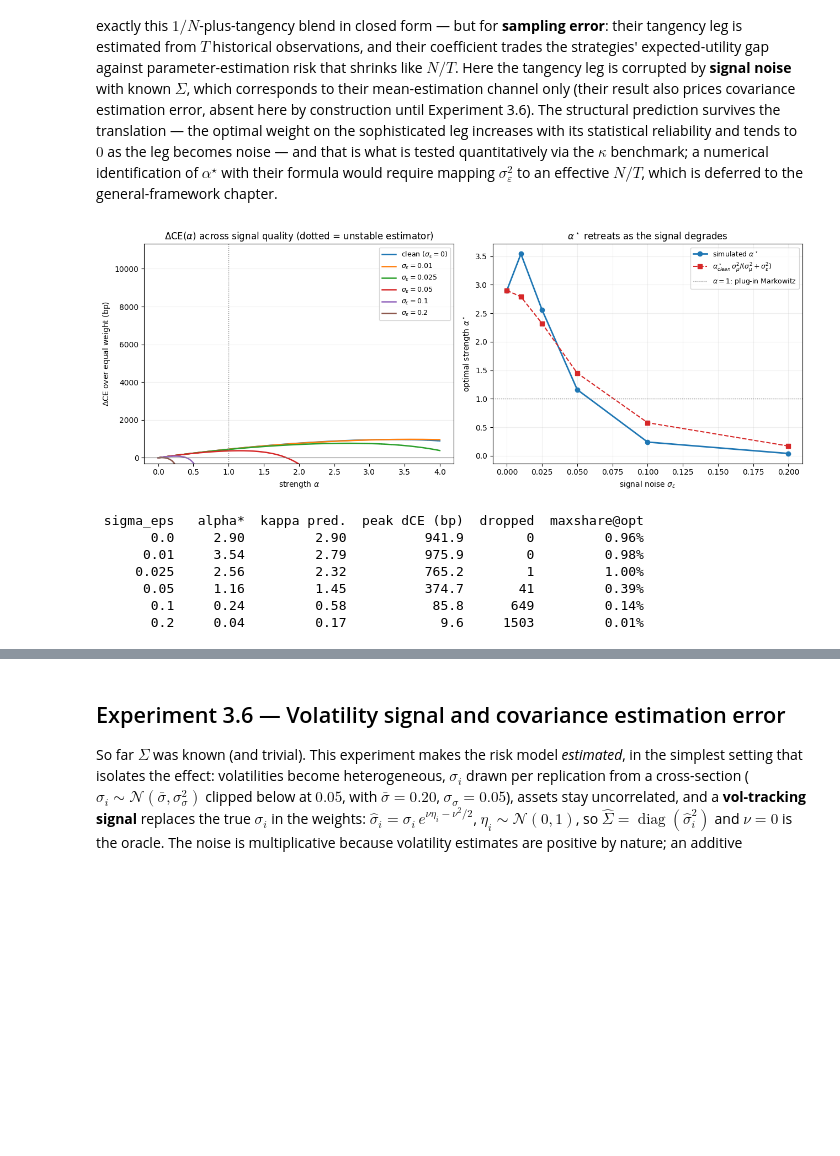
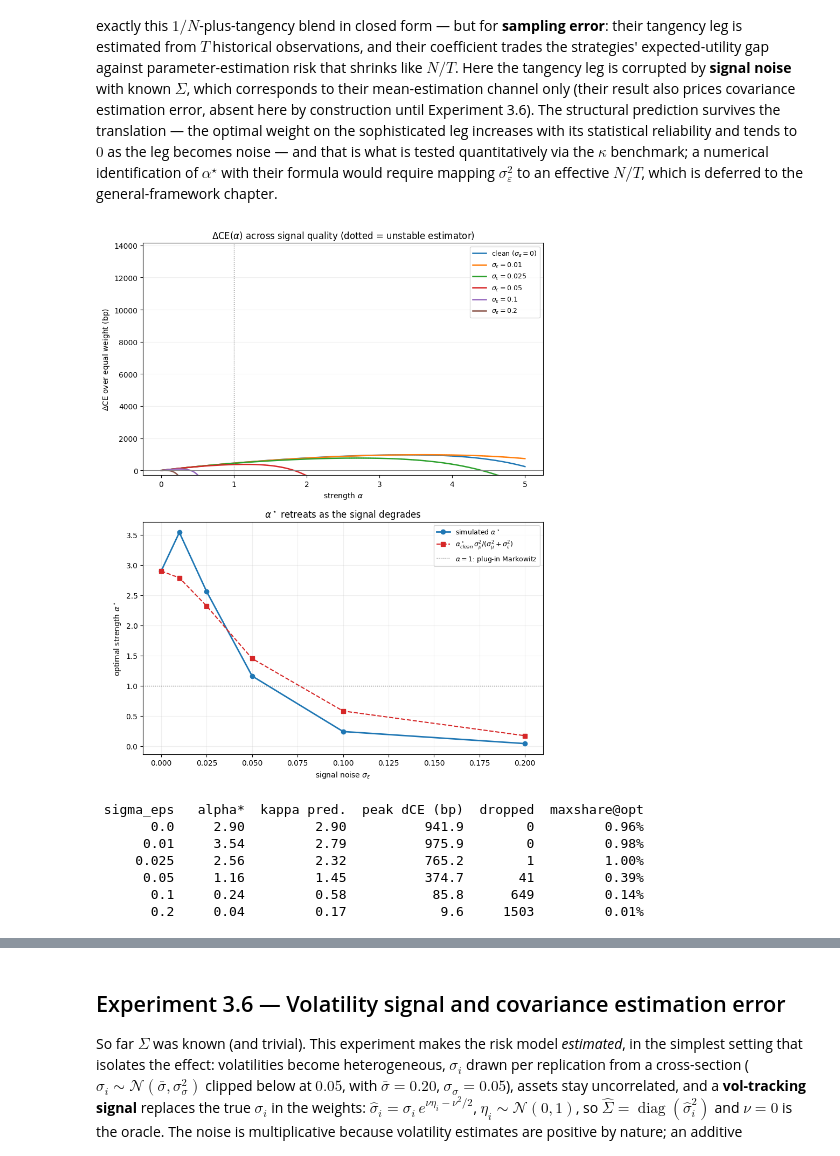
Before and after one commit to buffettlaw/COMP0077_Signal_Strength_in_Portfolio_Construction, a Jupyter notebook: combination_simulation.ipynb, the cells around one changed output, grey strips where cells are left out. Cells and saved outputs as stored; diff of their text form; code cells hidden in the pictures; blank space fills up the shorter version.

```diff
--- a/combination_simulation.ipynb
+++ b/combination_simulation.ipynb
@@ -49,7 +49,7 @@ gamma    = 5.0       # CARA absolute risk aversion
 n_sims   = 30_000    # Monte-Carlo replications
 
 alpha_grid     = np.linspace(0.0, 2.0, 201)   # strength grid; alpha = 1 is plug-in Markowitz
-alpha_grid_ext = np.linspace(0.0, 4.0, 201)   # extended grid for near-clean signals (Exp 3.5)
+alpha_grid_ext = np.linspace(0.0, 5.0, 251)   # extended grid for near-clean signals (Exp 3.5)
 beta_grid      = np.linspace(0.0, 120.0, 121) # softmax grid of Experiments 3.1-3.3, for head-to-heads
 
 msh_max = 0.01       # stability threshold: max single-draw share of EU
@@ -305,6 +305,10 @@ Unlike the softmax case, however, the linear map gives noise a second channel: $
 
 **The Tu–Zhou benchmark, and its limits.** Tu & Zhou (2011) derive the optimal combination coefficient for exactly this $1/N$-plus-tangency blend in closed form — but for **sampling error**: their tangency leg is estimated from $T$ historical observations, and their coefficient trades the strategies' expected-utility gap against parameter-estimation risk that shrinks like $N/T$. Here the tangency leg is corrupted by **signal noise** with known $\Sigma$, which corresponds to their mean-estimation channel only (their result also prices covariance estimation error, absent here by construction until Experiment 3.6). The structural prediction survives the translation — the optimal weight on the sophisticated leg increases with its statistical reliability and tends to $0$ as the leg becomes noise — and that is what is tested quantitatively via the $\kappa$ benchmark; a numerical identification of $\alpha^\star$ with their formula would require mapping $\sigma_\varepsilon^2$ to an effective $N/T$, which is deferred to the general-framework chapter.
 # %%
+# ---- sweep alpha at each signal-noise level ----
+# The noise ladder runs from the clean signal to one dominated by noise. The mask is
+# rebuilt at each level because it depends on the signal, so the dropped count climbs
+# with sigma_eps; comparisons are paired within a sweep, not across levels.
 sigma_eps_levels = [0.0, 0.01, 0.025, 0.05, 0.10, 0.20]
 results35 = {}
 for se in sigma_eps_levels:
@@ -313,13 +317,15 @@ for se in sigma_eps_levels:
     CE_l, MSH_l, _, _ = ce_sweep(s_l[mask_l], alpha_grid_ext, R[mask_l])
     results35[se] = (CE_l, MSH_l, int((~mask_l).sum()))
 
-fig, axes = plt.subplots(1, 2, figsize=(13, 5))
+# ---- top panel: the DeltaCE curves themselves; bottom panel: where their optima sit ----
+fig, axes = plt.subplots(2, 1, figsize=(8.5, 10.5))
 ax = axes[0]
 for se in sigma_eps_levels:
     CE_l, MSH_l, _ = results35[se]
     label = 'clean ($\\sigma_\\varepsilon=0$)' if se == 0 else fr'$\sigma_\varepsilon={se}$'
     dce = 1e4 * (CE_l - CE_l[0])
     ln, = ax.plot(alpha_grid_ext, dce, lw=1.8, label=label)
+    # solid where the CARA average is trustworthy, dotted where one draw dominates it
     bad = MSH_l >= msh_max
     if bad.any():   # dotted where the estimator is unstable
         dce_bad = np.where(bad, dce, np.nan)
@@ -328,34 +334,38 @@ ax.axhline(0, color='grey', lw=0.8)
 ax.axvline(1.0, color='grey', ls=':', lw=1)
 ax.set_xlabel(r'strength $\alpha$')
 ax.set_ylabel(r'$\Delta$CE over equal weight (bp)')
 ax.set_title(r'$\Delta$CE$(\alpha)$ across signal quality (dotted = unstable estimator)')
 ax.set_ylim(-300, None)
 ax.grid(axis='y', alpha=0.2)
 ax.legend(fontsize=9)
 
+# ---- optimal strength against the Bayesian shrinkage benchmark ----
+# kappa = sigma_mu^2 / (sigma_mu^2 + sigma_eps^2) is the posterior weight on the signal;
+# the benchmark is that curve anchored at the clean-signal optimum. alpha_star() searches
+# only the stable region, so a value pinned at the shading boundary is a lower bound.
 astars35 = np.array([alpha_star(alpha_grid_ext, *results35[se][:2])[0] for se in sigma_eps_levels])
 kappa    = sigma_mu**2 / (sigma_mu**2 + np.array(sigma_eps_levels)**2)
 pred     = astars35[0] * kappa
 
 ax = axes[1]
 ax.plot(sigma_eps_levels, astars35, 'o-', lw=2, label=r'simulated $\alpha^\star$')
 ax.plot(sigma_eps_levels, pred, 's--', lw=1.5, color='tab:red',
         label=r'$\alpha^\star_{clean}\,\sigma_\mu^2/(\sigma_\mu^2+\sigma_\varepsilon^2)$')
 ax.axhline(1.0, color='grey', ls=':', lw=1, label=r'$\alpha=1$: plug-in Markowitz')
 ax.set_xlabel(r'signal noise $\sigma_\varepsilon$')
 ax.set_ylabel(r'optimal strength $\alpha^\star$')
 ax.set_title(r'$\alpha^\star$ retreats as the signal degrades')
 ax.grid(alpha=0.2)
 ax.legend(fontsize=9)
 plt.tight_layout(); plt.show()
 
 print(f"{'sigma_eps':>10} {'alpha*':>8} {'kappa pred.':>12} {'peak dCE (bp)':>14} {'dropped':>8} {'maxshare@opt':>13}")
 for se, a_s, pr in zip(sigma_eps_levels, astars35, pred):
     CE_l, MSH_l, drop = results35[se]
     _, _, kk = alpha_star(alpha_grid_ext, CE_l, MSH_l)
     print(f"{se:>10} {a_s:>8.2f} {pr:>12.2f} {1e4*(CE_l[kk]-CE_l[0]):>14.1f} {drop:>8} {MSH_l[kk]:>13.2%}")
 # %% [output]
-[figure, old version]
+[figure, new version]
  sigma_eps   alpha*  kappa pred.  peak dCE (bp)  dropped  maxshare@opt
        0.0     2.90         2.90          941.9        0         0.96%
       0.01     3.54         2.79          975.9        0         0.98%
```
Also changed, not shown: parts of 4 cells of this notebook.
